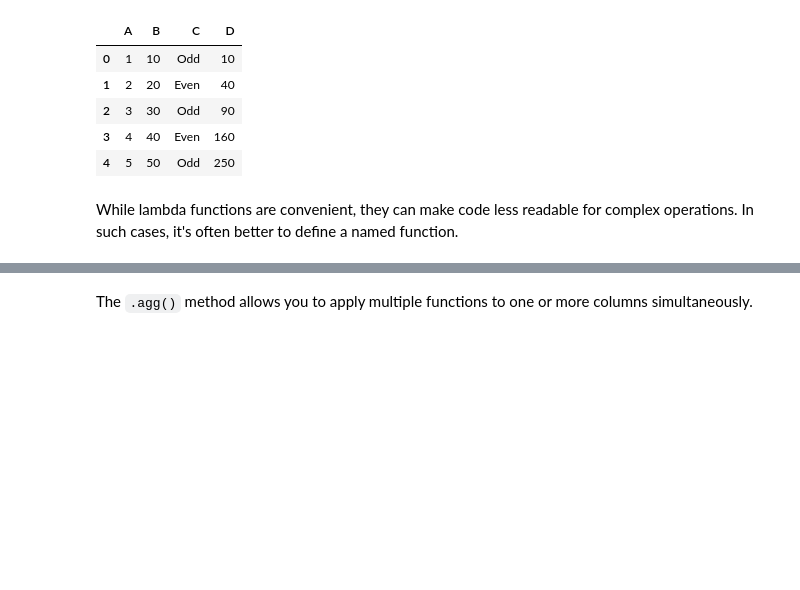
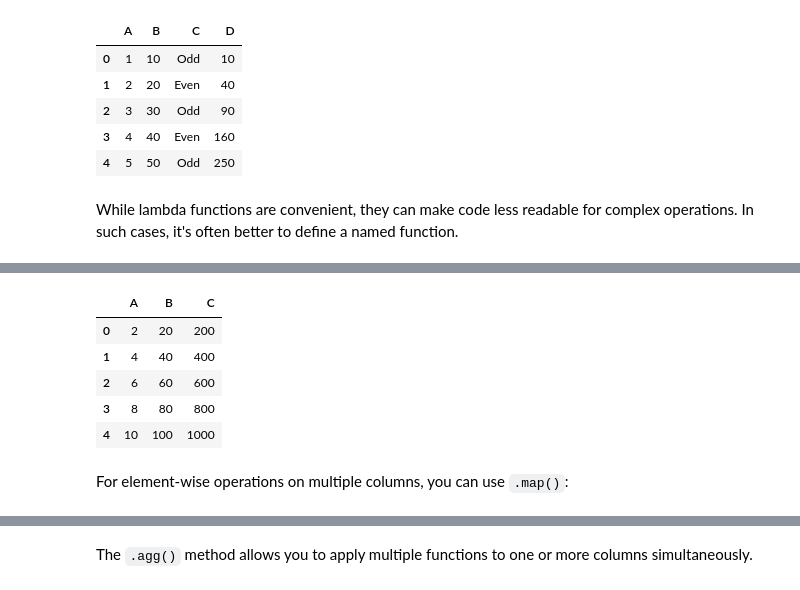
Before and after one commit to pytopia/Data-Processing-for-ML, a Jupyter notebook: Lectures/04 Pandas Fundamentals/06 Applying Functions to Series and DataFrames.ipynb, the cells around one changed output, grey strips where cells are left out. Drawn from its saved outputs; the diff is of its cells as text; code cells hidden in the pictures; blank space fills up the shorter version.

```diff
--- a/Lectures/04 Pandas Fundamentals/06 Applying Functions to Series and DataFrames.ipynb
+++ b/Lectures/04 Pandas Fundamentals/06 Applying Functions to Series and DataFrames.ipynb
@@ -500,0 +538,12 @@ While lambda functions are convenient, they can make code less readable for comp
+# %%
+# Apply a function to multiple numeric columns
+df[['A', 'B', 'C']].apply(lambda x: x * 2)
+# %% [output]
+|  | A | B | C |
+| 0 | 2 | 20 | 200 |
+| 1 | 4 | 40 | 400 |
+| 2 | 6 | 60 | 600 |
+| 3 | 8 | 80 | 800 |
+| 4 | 10 | 100 | 1000 |
+# %% [markdown]
+For element-wise operations on multiple columns, you can use `.map()`:
```
Also changed, not shown: parts of 28 cells of this notebook, 9 other files.
